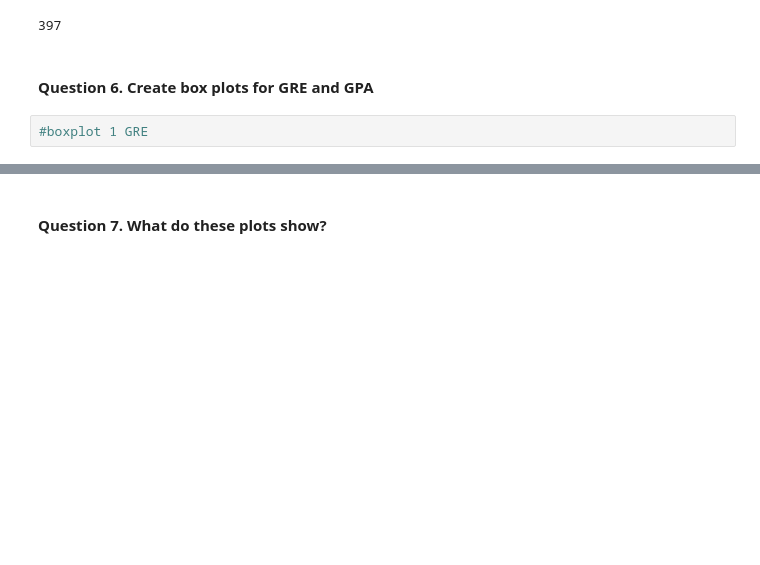
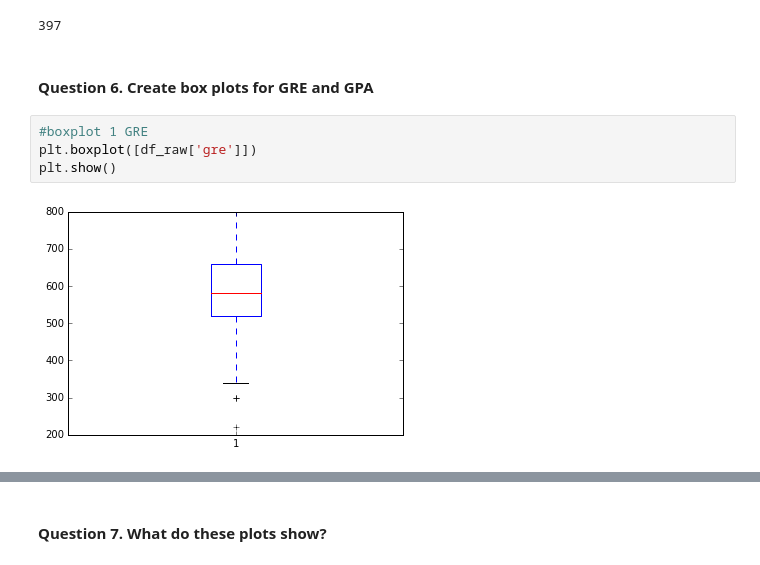
Before and after one commit to faryar88/DS-SF-24, a Jupyter notebook: HW Assignments/HW2/HW2-Starter-Code.ipynb, the cells around one changed output, grey strips where cells are left out. Cells and saved outputs as stored; diff of their text form; blank space fills up the shorter version.

```diff
--- a/HW Assignments/HW2/HW2-Starter-Code.ipynb
+++ b/HW Assignments/HW2/HW2-Starter-Code.ipynb
@@ -77,5 +77,9 @@ len(df_raw.isnull())
 #### Question 6. Create box plots for GRE and GPA
 # %%
 #boxplot 1 GRE
+plt.boxplot([df_raw['gre']])
+plt.show()
+# %% [output]
+[figure, added]
 # %%
 #boxplot 2 GPA
```
Also changed, not shown: parts of 7 cells of this notebook.
